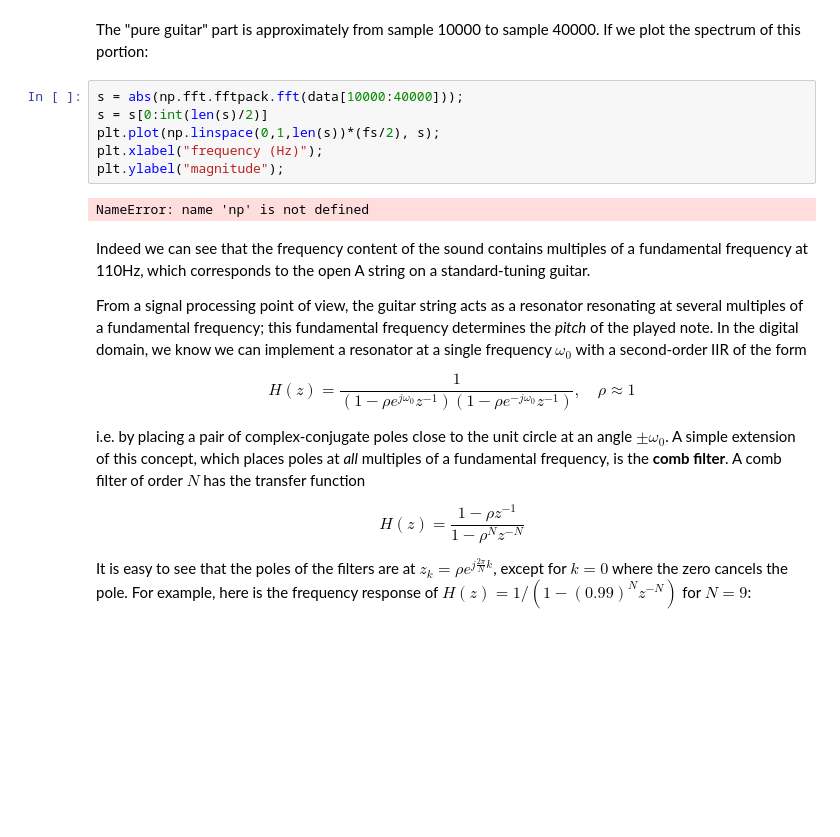
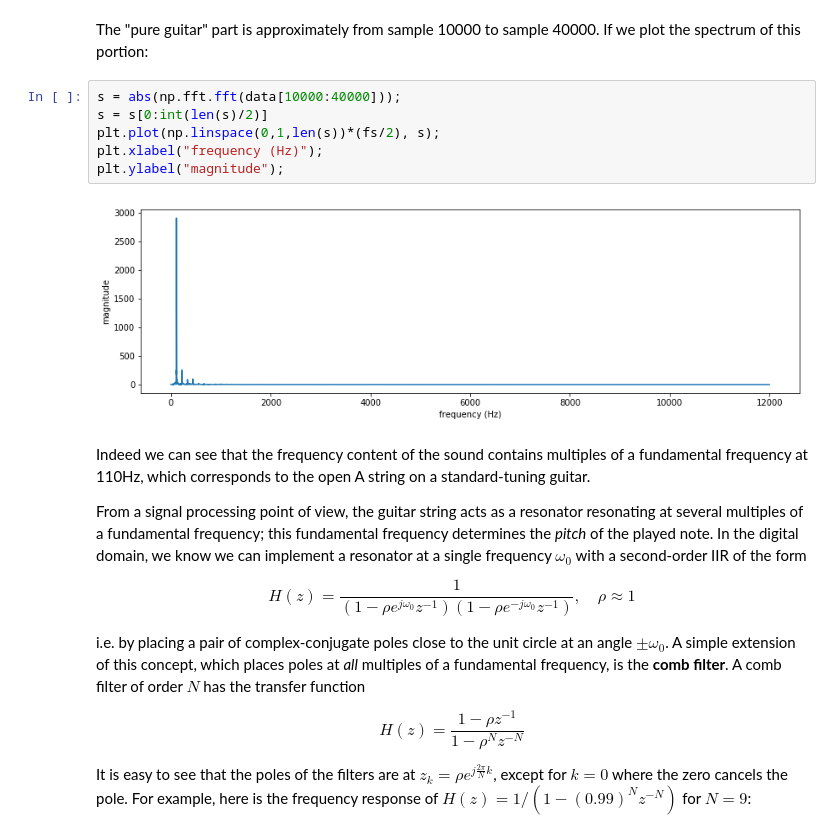
Before and after one commit to prandoni/COM303, a Jupyter notebook: IFeelFine/IFeelFine.ipynb, the cells around one changed output. Cells and saved outputs as stored; diff of their text form; blank space fills up the shorter version.

Commit message:
removed fftpack

```diff
--- a/IFeelFine/IFeelFine.ipynb
+++ b/IFeelFine/IFeelFine.ipynb
@@ -64,13 +64,13 @@ plt.ylabel("amplitude");
 # %% [markdown]
 The "pure guitar" part is approximately from sample 10000 to sample 40000. If we plot the spectrum of this portion:
 # %%
-s = abs(np.fft.fftpack.fft(data[10000:40000]));
+s = abs(np.fft.fft(data[10000:40000]));
 s = s[0:int(len(s)/2)]
 plt.plot(np.linspace(0,1,len(s))*(fs/2), s);
 plt.xlabel("frequency (Hz)");
 plt.ylabel("magnitude");
 # %% [output]
-NameError: name 'np' is not defined
+[figure, added]
 # %% [markdown]
 Indeed we can see that the frequency content of the sound contains multiples of a fundamental frequency at 110Hz, which corresponds to the open A string on a standard-tuning guitar.
 
```
Also changed, not shown: parts of 2 cells of this notebook.
